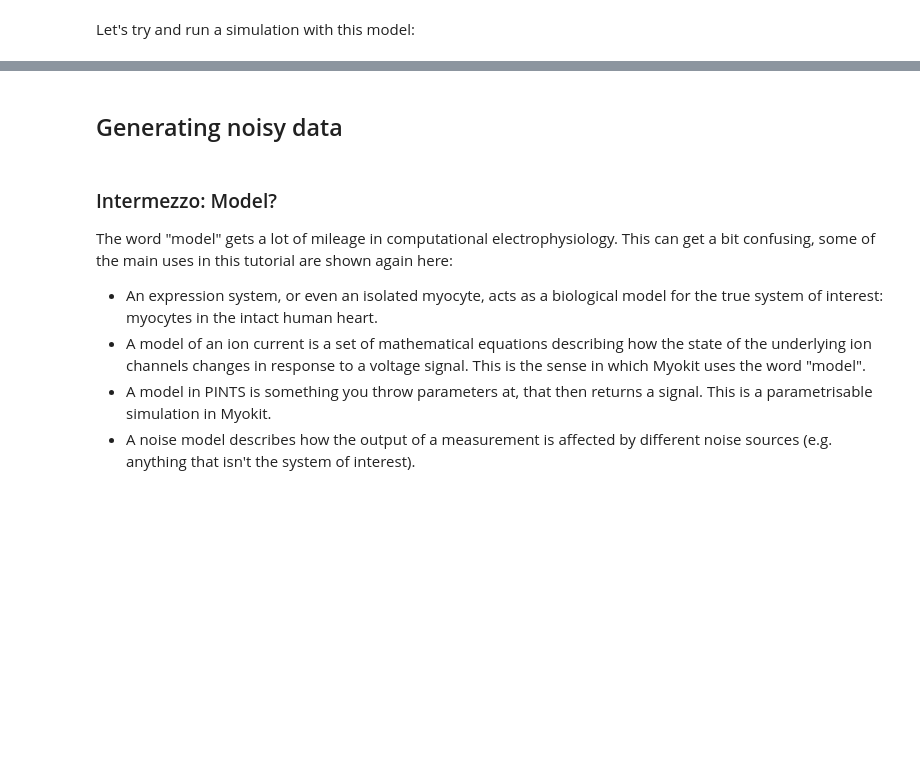
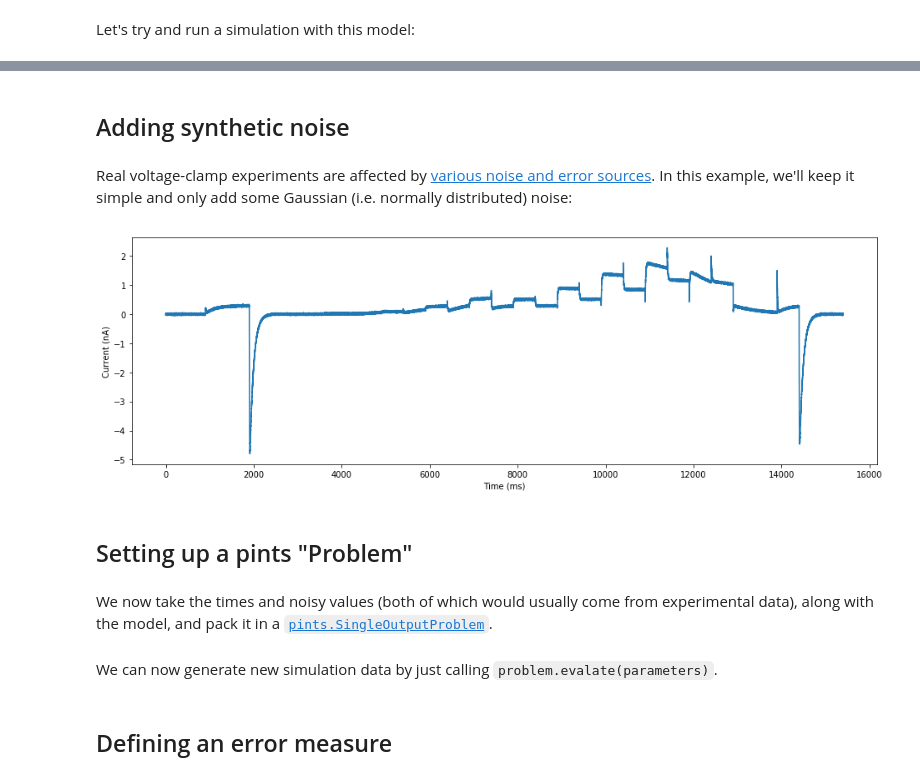
Before and after one commit to CardiacModelling/fitting-notebooks, a Jupyter notebook: ion-currents-2/basic-fitting.ipynb, the cells around one changed output, grey strips where cells are left out. Saved outputs shown, nothing was run; the diff lists cells and outputs as text; code cells hidden in the pictures; blank space fills up the shorter version.

Commit message:
Working on tutorial

```diff
--- a/ion-currents-2/basic-fitting.ipynb
+++ b/ion-currents-2/basic-fitting.ipynb
@@ -74,12 +87,21 @@ plt.show()
-# %% [markdown]
-## Generating noisy data
-# %% [markdown]
-### Intermezzo: Model?
-
-The word "model" gets a lot of mileage in computational electrophysiology.
-This can get a bit confusing, some of the main uses in this tutorial are shown again here:
-
-- An expression system, or even an isolated myocyte, acts as a biological model for the true system of interest: myocytes in the intact human heart.
-- A model of an ion current is a set of mathematical equations describing how the state of the underlying ion channels changes in response to a voltage signal. This is the sense in which Myokit uses the word "model".
-- A model in PINTS is something you throw parameters at, that then returns a signal. This is a parametrisable simulation in Myokit.
-- A noise model describes how the output of a measurement is affected by different noise sources (e.g. anything that isn't the system of interest).
+# %% [markdown]
+## Adding synthetic noise
+# %% [markdown]
+Real voltage-clamp experiments are affected by [various noise and error sources](http://doi.org/10.1098/rsta.2019.0348).
+In this example, we'll keep it simple and only add some Gaussian (i.e. normally distributed) noise:
+# %%
+# Add some noise to the data
+values = noise_free_values + np.random.normal(0, 0.015, len(noise_free_values))
+
+# Show the results
+plt.figure(figsize=(16, 5))
+plt.xlabel('Time (ms)')
+plt.ylabel('Current (nA)')
+plt.plot(times, values)
+plt.show()
+# %% [output]
+[figure, added]
+# %% [markdown]
+## Setting up a pints "Problem"
+# %% [markdown]
+We now take the times and noisy values (both of which would usually come from experimental data), along with the model, and pack it in a [`pints.SingleOutputProblem`](https://pints.readthedocs.io/en/latest/core_classes_and_methods.html#pints.SingleOutputProblem).
@@ -85,0 +110,4 @@ This can get a bit confusing, some of the main uses in this tutorial are shown a
+# %% [markdown]
+We can now generate new simulation data by just calling ``problem.evalate(parameters)``.
+# %% [markdown]
+## Defining an error measure
```
Also changed, not shown: parts of 47 cells of this notebook, 1 other file.
